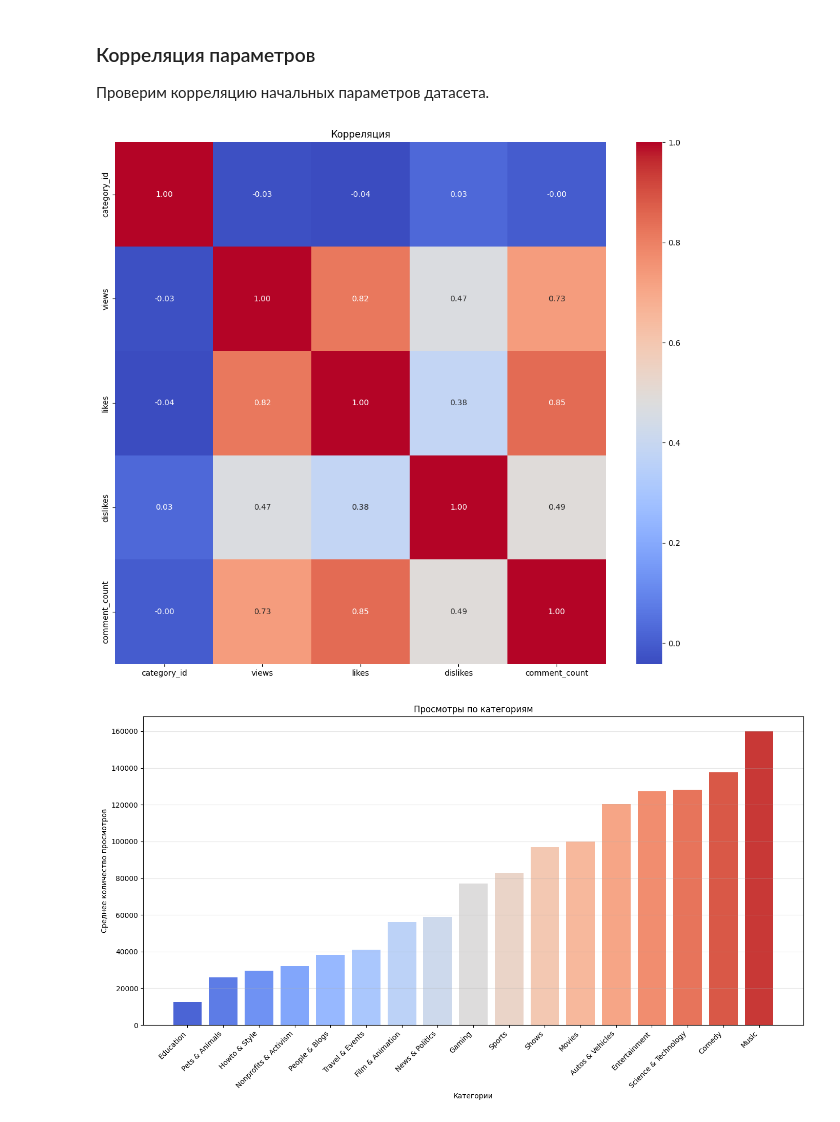
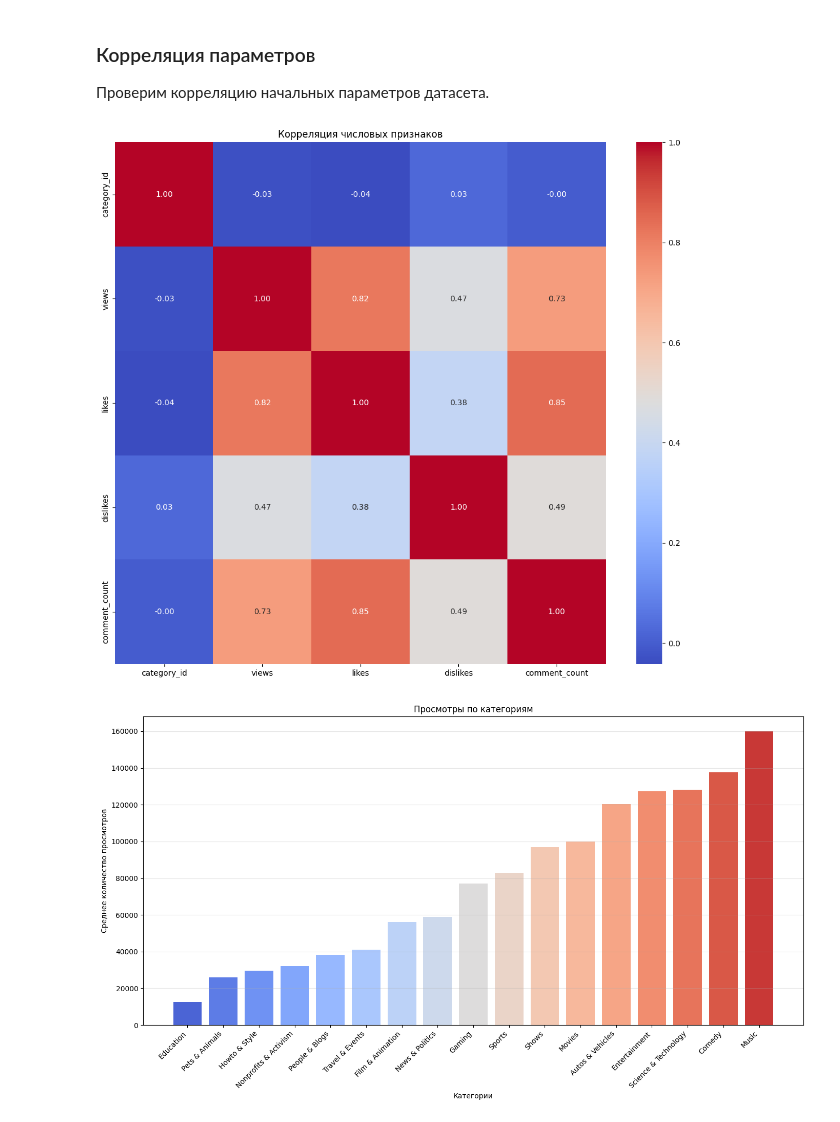
Before and after one commit to ChesanchesPt/Data-Science-proj, a Jupyter notebook: data-science-proj.ipynb, the cells around one changed output. Cells and saved outputs as stored; diff of their text form; code cells hidden in the pictures.

```diff
--- a/data-science-proj.ipynb
+++ b/data-science-proj.ipynb
@@ -90,15 +90,17 @@ category_names = {
 ### Корреляция параметров
 Проверим корреляцию начальных параметров датасета.
 # %%
+# Выбираем только числовые колонки для матрицы корреляции
 numeric_df = df.select_dtypes(include=np.number)
 
+# Строим тепловую карту
 correlation_matrix = numeric_df.corr()
 plt.figure(figsize=(14, 12))
 sns.heatmap(correlation_matrix, annot=True, cmap='coolwarm', fmt='.2f')
-plt.title('Корреляция')
+plt.title('Корреляция числовых признаков')
 plt.show()
 # %% [output]
-[figure, old version]
+[figure, new version]
 # %%
 category_groups = df.groupby('category_id')['views'].median().reset_index()
 
```
Also changed, not shown: parts of 6 cells of this notebook.
